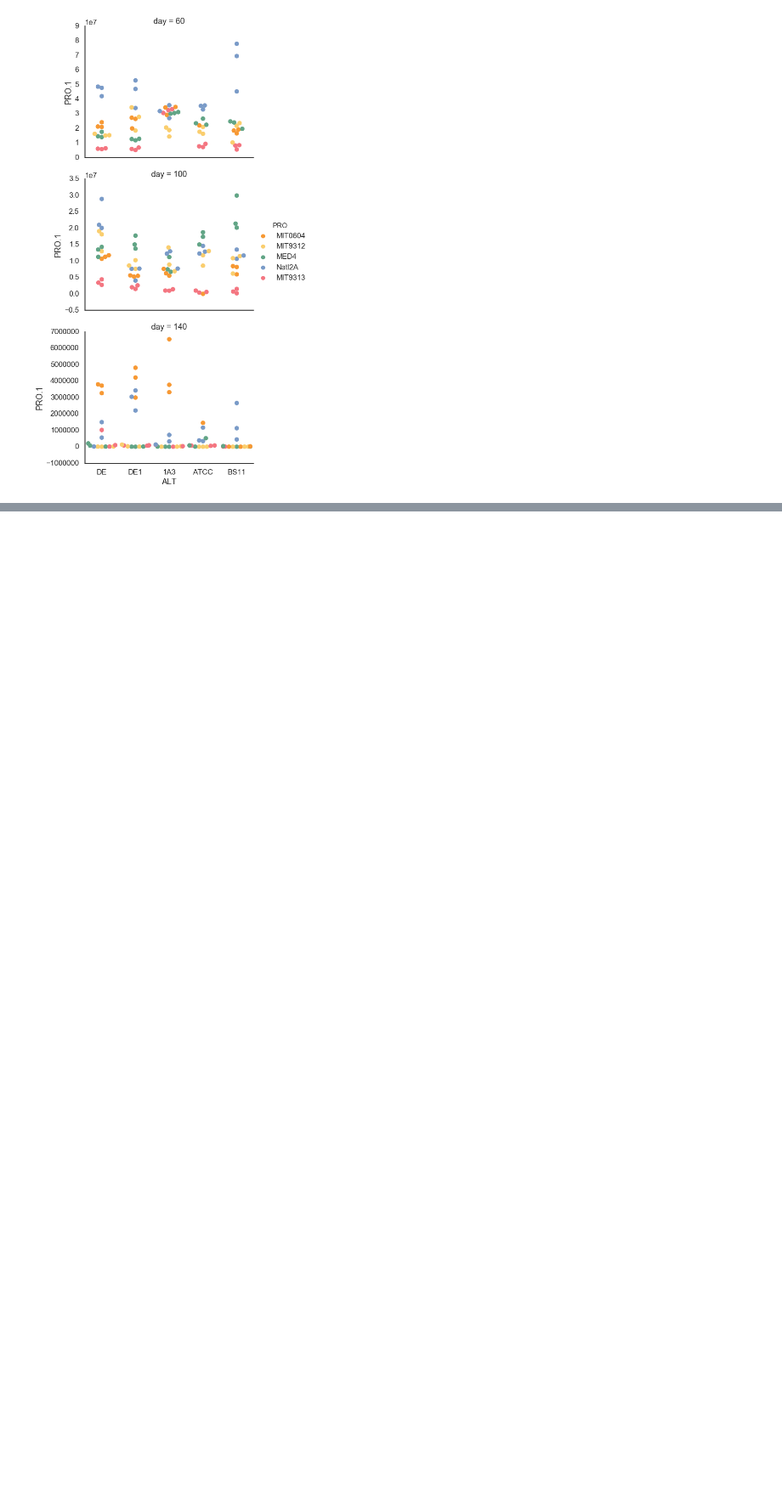
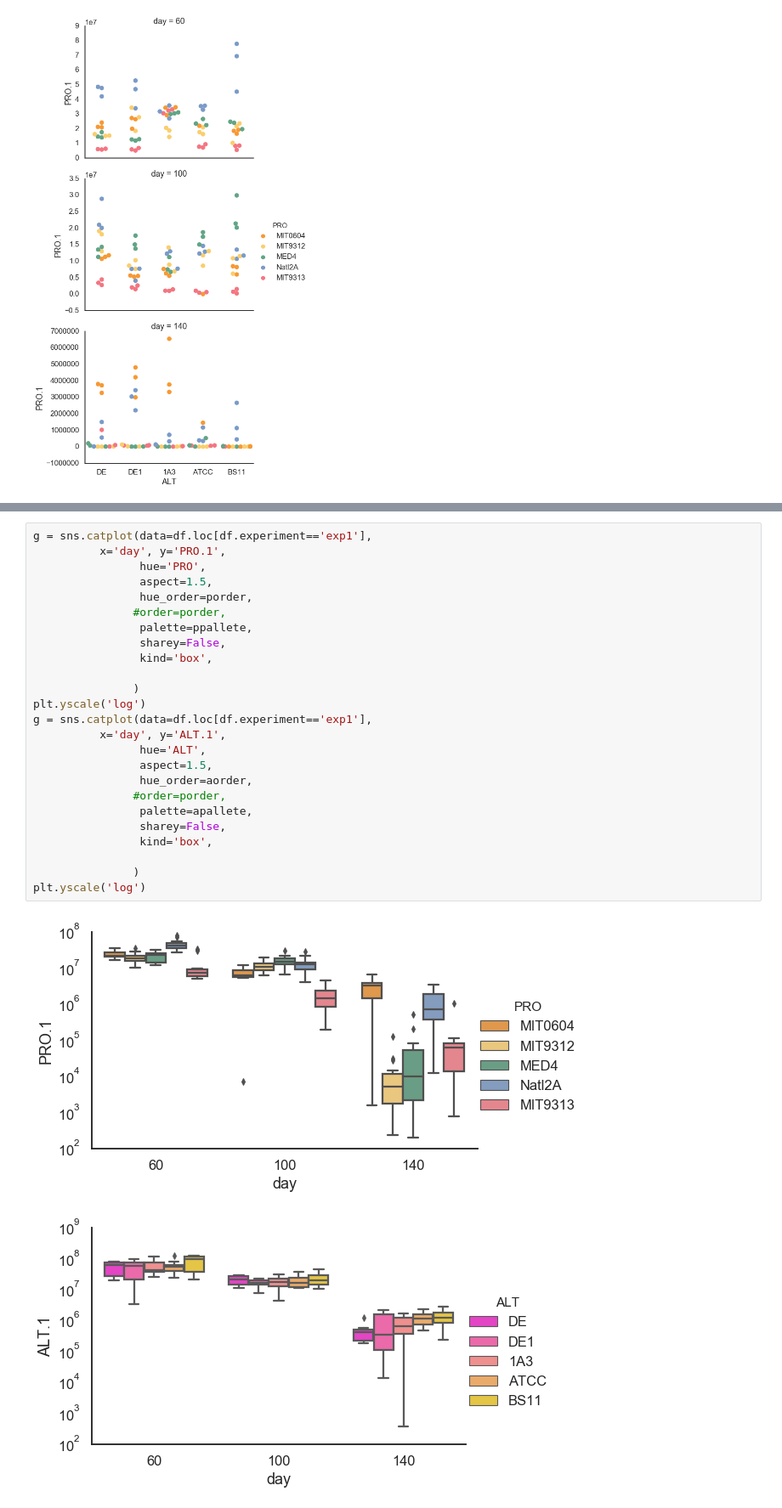
Before and after one commit to wosnat/ccpa, a Jupyter notebook: ccpa_paper_dec_2019-FCM.ipynb, the cells around one changed output, grey strips where cells are left out. Shown at 85% size. Drawn from its saved outputs; the diff is of its cells as text; blank space fills up the shorter version.

```diff
--- a/ccpa_paper_dec_2019-FCM.ipynb
+++ b/ccpa_paper_dec_2019-FCM.ipynb
@@ -645,0 +716,28 @@ g = sns.catplot(data=df.loc[df.experiment=='exp1'],
+# %%
+g = sns.catplot(data=df.loc[df.experiment=='exp1'],
+          x='day', y='PRO.1',
+                hue='PRO',
+                aspect=1.5,
+                hue_order=porder,
+               #order=porder,
+                palette=ppallete,
+                sharey=False,
+                kind='box',
+
+               )
+plt.yscale('log')
+g = sns.catplot(data=df.loc[df.experiment=='exp1'],
+          x='day', y='ALT.1',
+                hue='ALT',
+                aspect=1.5,
+                hue_order=aorder,
+               #order=porder,
+                palette=apallete,
+                sharey=False,
+                kind='box',
+
+               )
+plt.yscale('log')
+# %% [output]
+[figure, added]
+[figure, added]
```
Also changed, not shown: parts of 29 cells of this notebook.
